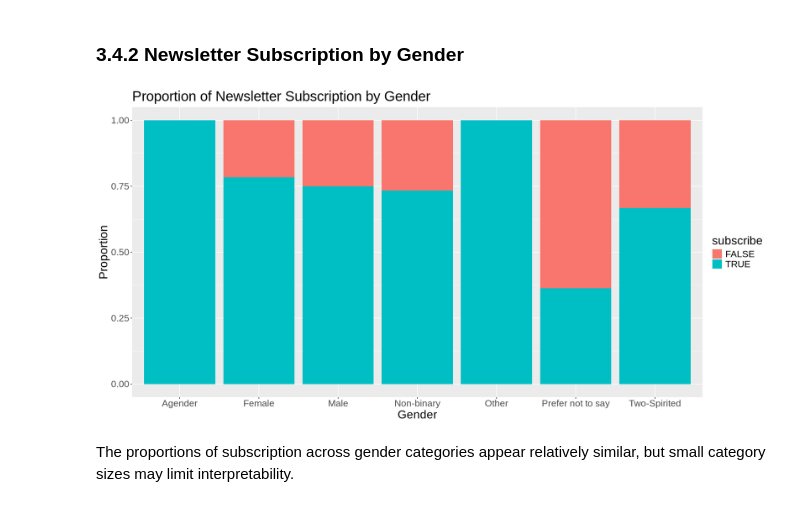
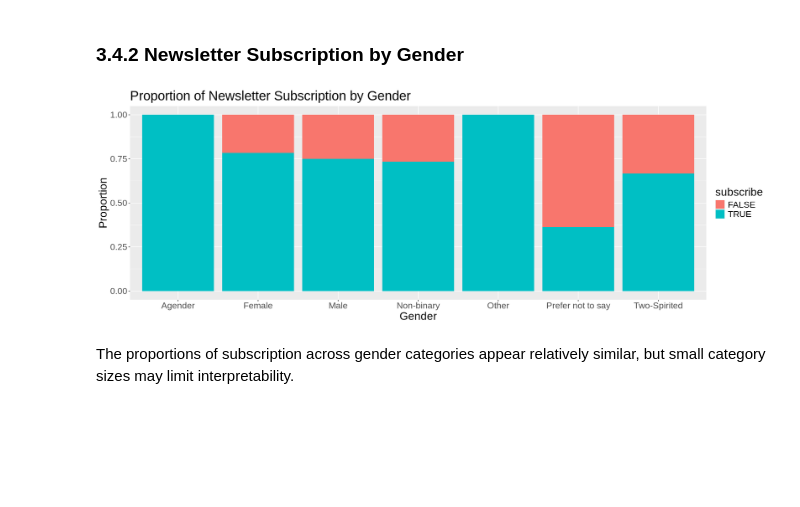
Before and after one commit to CCCC-Void/DSCI_100_Project_Planning, a Jupyter notebook: Project_Planning_Indiv.ipynb, the cells around one changed output. Cells and saved outputs as stored; diff of their text form; code cells hidden in the pictures; blank space fills up the shorter version.

```diff
--- a/Project_Planning_Indiv.ipynb
+++ b/Project_Planning_Indiv.ipynb
@@ -282,17 +274,17 @@ Player age is largely concentrated around early adulthood (~18-25), with few you
 # %%
 players_ns_by_gender <- players_data |>
                         ggplot(aes(x = gender, fill = subscribe)) +
                             geom_bar(position = "fill") +
                             labs(title = "Proportion of Newsletter Subscription by Gender",
                                  x = "Gender",
                                  y = "Proportion") +
                             theme(text = element_text(size = 20))
 players_ns_by_gender
 
 options(repr.plot.width = 17,
-        repr.plot.height = 8)
+        repr.plot.height = 6)
 # %% [output]
-[figure, old version]
+[figure, new version]
 # %% [markdown]
 The proportions of subscription across gender categories appear relatively similar, but small category sizes may limit interpretability.
 # %% [markdown]
```
Also changed, not shown: parts of 6 cells of this notebook.
